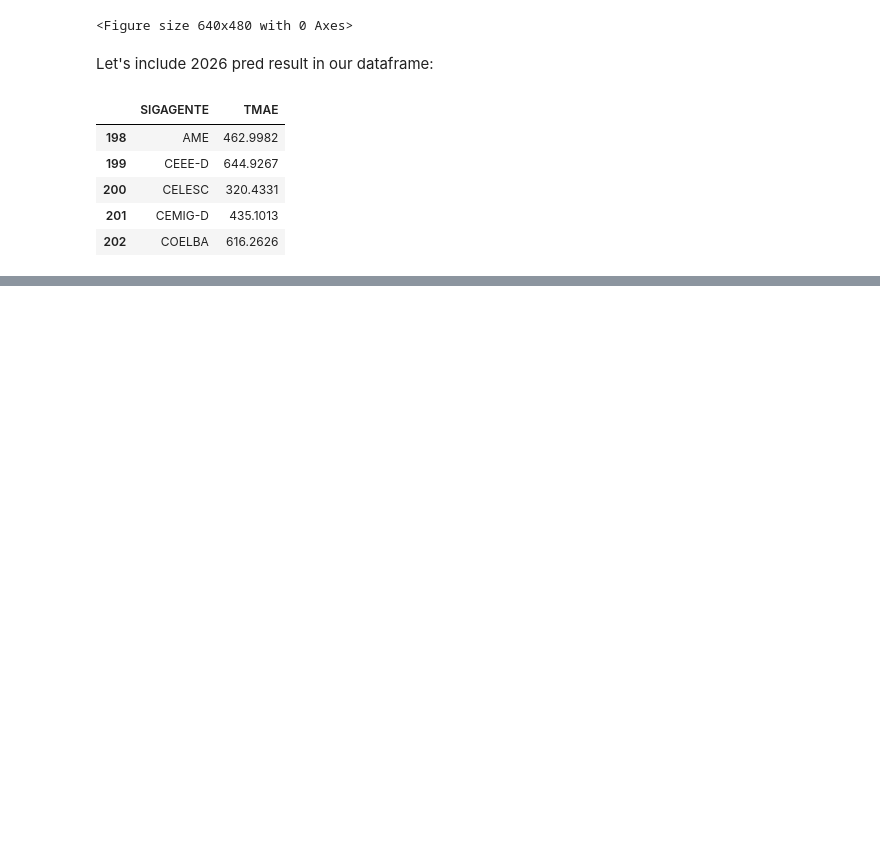
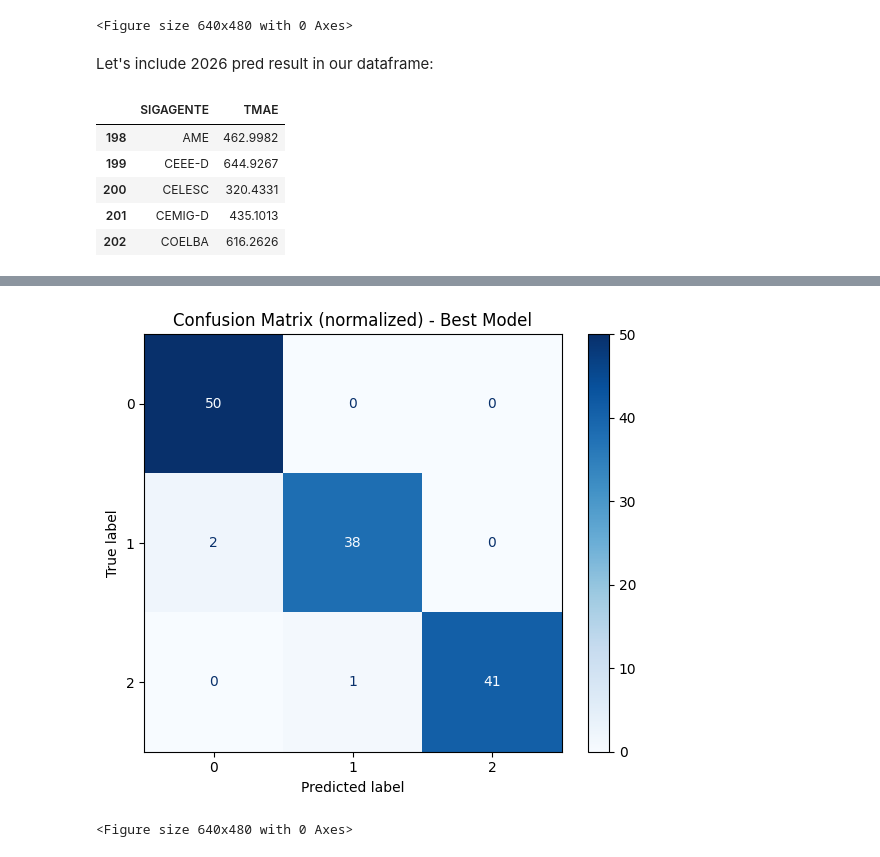
Before and after one commit to isabellacalfa/tmae-analysis, a Jupyter notebook: notebook-analysis.ipynb, the cells around one changed output, grey strips where cells are left out. Cells and saved outputs as stored; diff of their text form; code cells hidden in the pictures; blank space fills up the shorter version.

```diff
--- a/notebook-analysis.ipynb
+++ b/notebook-analysis.ipynb
@@ -1146,0 +1340,36 @@ plt.show()
+# %%
+df_all = dfClass.dropna(subset=["SIGAGENTE", target]).copy()
+
+X_all = df_all.drop(columns=[target])
+y_all = df_all[target]
+
+y_pred_all = best_model.predict(X_all)
+
+df_pred = df_all.loc[X_all.index, ["SIGAGENTE"]].copy()
+df_pred["y_true"] = y_all.values
+df_pred["y_pred"] = y_pred_all
+
+acc_by_agent = (
+    df_pred.groupby("SIGAGENTE")
+    .apply(lambda d: accuracy_score(d["y_true"], d["y_pred"]))
+    .rename("accuracy")
+    .reset_index()
+    .sort_values("accuracy", ascending=False)
+)
+
+fig, ax = plt.subplots(figsize=(6,5))
+ConfusionMatrixDisplay.from_estimator(
+    best_model,
+    X, y,
+    normalize=None,
+    cmap=plt.cm.Blues,
+    ax=ax
+)
+ax.set_title("Confusion Matrix (normalized) - Best Model")
+plt.tight_layout()
+plt.show()
+# Save image:
+plt.savefig(os.path.join(IMAGES_PATH, 'LR-ConfusionMatrix-best-model.png'))
+# %% [output]
+[figure, added]
+<Figure size 640x480 with 0 Axes>
```
Also changed, not shown: parts of 47 cells of this notebook, 7 other files.
